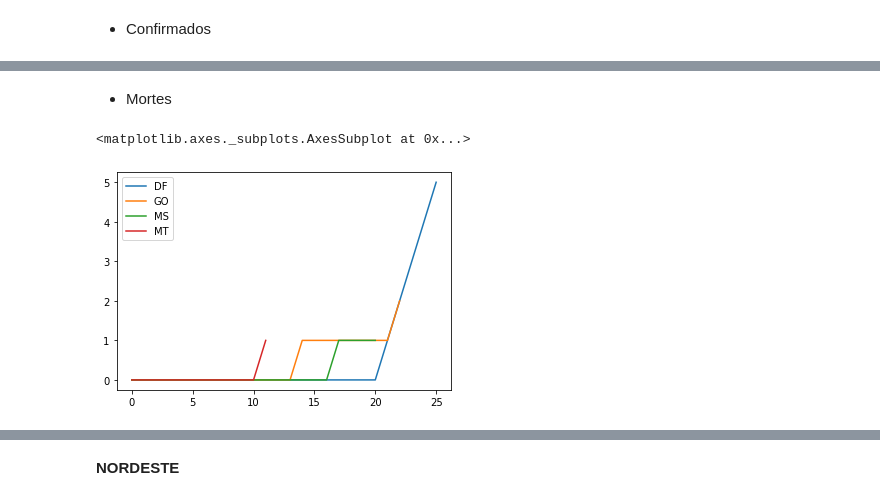
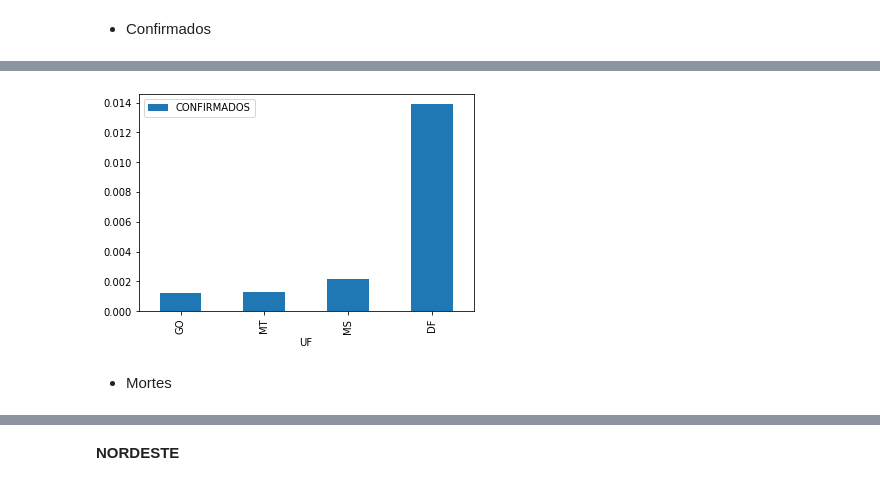
Before and after one commit to tiagopessoalima/covid-19, a Jupyter notebook: COVID_19_(Brasil).ipynb, the cells around one changed output, grey strips where cells are left out. Cells and saved outputs as stored; diff of their text form; code cells hidden in the pictures.

```diff
--- a/COVID_19_(Brasil).ipynb
+++ b/COVID_19_(Brasil).ipynb
@@ -21,11 +21,20 @@ def regiao_status(regiao, estados, status):
   for estado in regiao:
     df = pd.concat([df, estado_situacao(estados, estado, status)],axis=1)
   return df
+# %%
+def plotar_situacao(df, situacao):
+  df = df.max().to_frame()
+  df.reset_index(inplace=True)
+  df.columns = ['UF',situacao]
+  df.sort_values([situacao], inplace=True)
+  df.plot.bar(x='UF',y=situacao)
 # %% [markdown]
 **CARREGANDO DADOS**
 # %%
 br = pd.read_csv('https://brasil.io/dataset/covid19/caso?format=csv')
 estados = br.loc[br.place_type=='state',:]
+estados['confirmed']=estados['confirmed']/estados['estimated_population_2019']*100
+estados['deaths']=estados['deaths']/estados['estimated_population_2019']*100
 # %% [markdown]
 **CENTRO-OESTE**
 # %%
@@ -41,8 +51,8 @@ centro_oeste_confirmados.plot()
+# %%
+plotar_situacao(centro_oeste_confirmados, 'CONFIRMADOS')
+# %% [output]
+[figure, added]
 # %% [markdown]
 - Mortes
 # %%
 centro_oeste_mortes = regiao_status(centro_oeste, estados, 'deaths')
-centro_oeste_mortes.plot()
-# %% [output]
-<matplotlib.axes._subplots.AxesSubplot at 0x...>
-[figure, removed]
```
Also changed, not shown: parts of 36 cells of this notebook.
